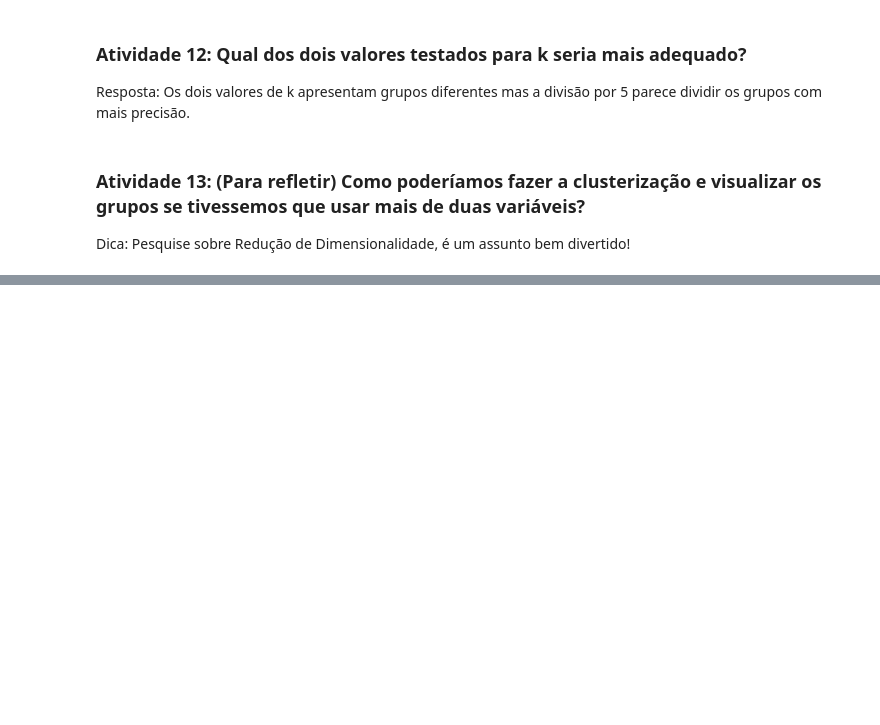
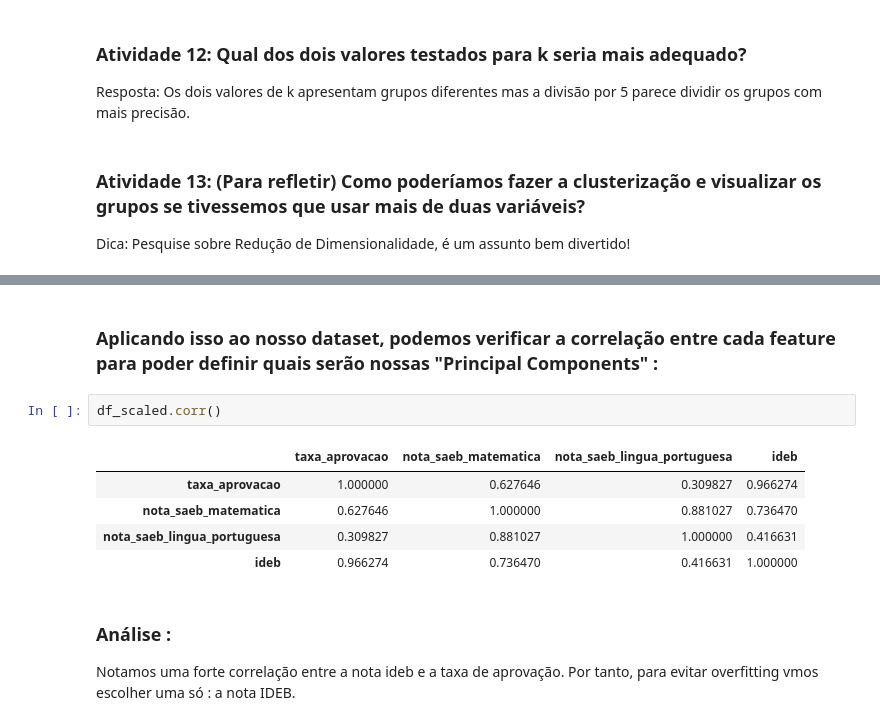
Before and after one commit to Matt44320/ExerciciosSirius, a Jupyter notebook: Clusterizacao.ipynb, the cells around one changed output, grey strips where cells are left out. Cells and saved outputs as stored; diff of their text form; blank space fills up the shorter version.

```diff
--- a/Clusterizacao.ipynb
+++ b/Clusterizacao.ipynb
@@ -372,0 +385,13 @@ Dica: Pesquise sobre Redução de Dimensionalidade, é um assunto bem divertido!
+# %% [markdown]
+### Aplicando isso ao nosso dataset, podemos verificar a correlação entre cada feature para poder definir quais serão nossas "Principal Components" :
+# %%
+df_scaled.corr()
+# %% [output]
+|  | taxa_aprovacao | nota_saeb_matematica | nota_saeb_lingua_portuguesa | ideb |
+| taxa_aprovacao | 1.000000 | 0.627646 | 0.309827 | 0.966274 |
+| nota_saeb_matematica | 0.627646 | 1.000000 | 0.881027 | 0.736470 |
+| nota_saeb_lingua_portuguesa | 0.309827 | 0.881027 | 1.000000 | 0.416631 |
+| ideb | 0.966274 | 0.736470 | 0.416631 | 1.000000 |
+# %% [markdown]
+### Análise :
+Notamos uma forte correlação entre a nota ideb e a taxa de aprovação. Por tanto, para evitar overfitting vmos escolher uma só : a nota IDEB.
```
Also changed, not shown: parts of 1 cell of this notebook.
